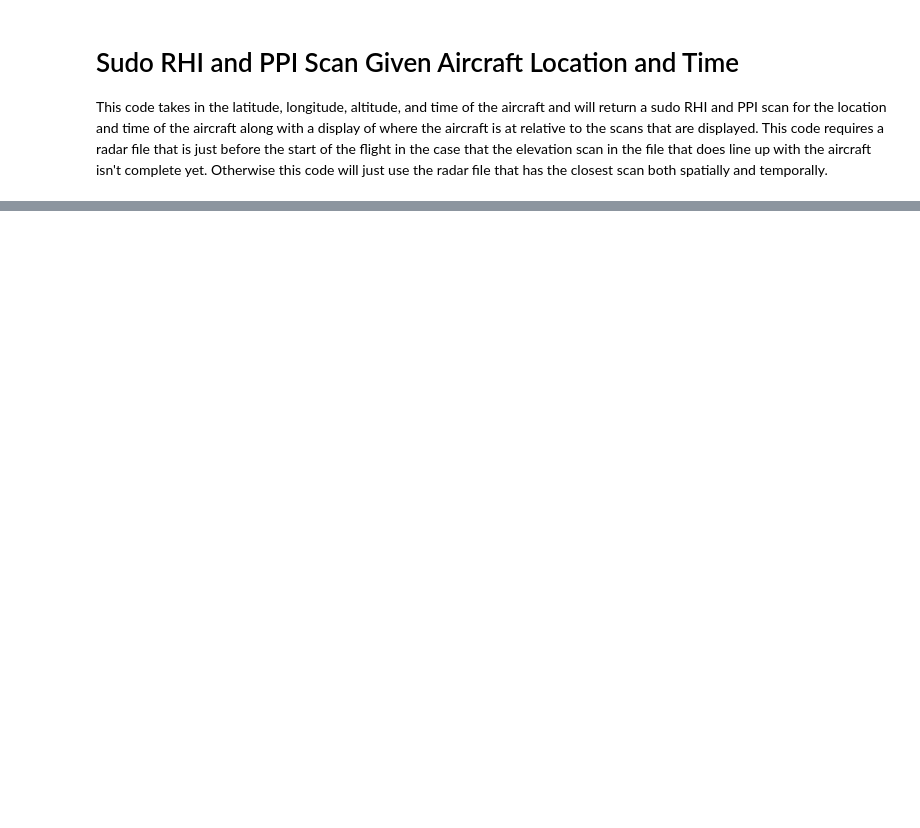
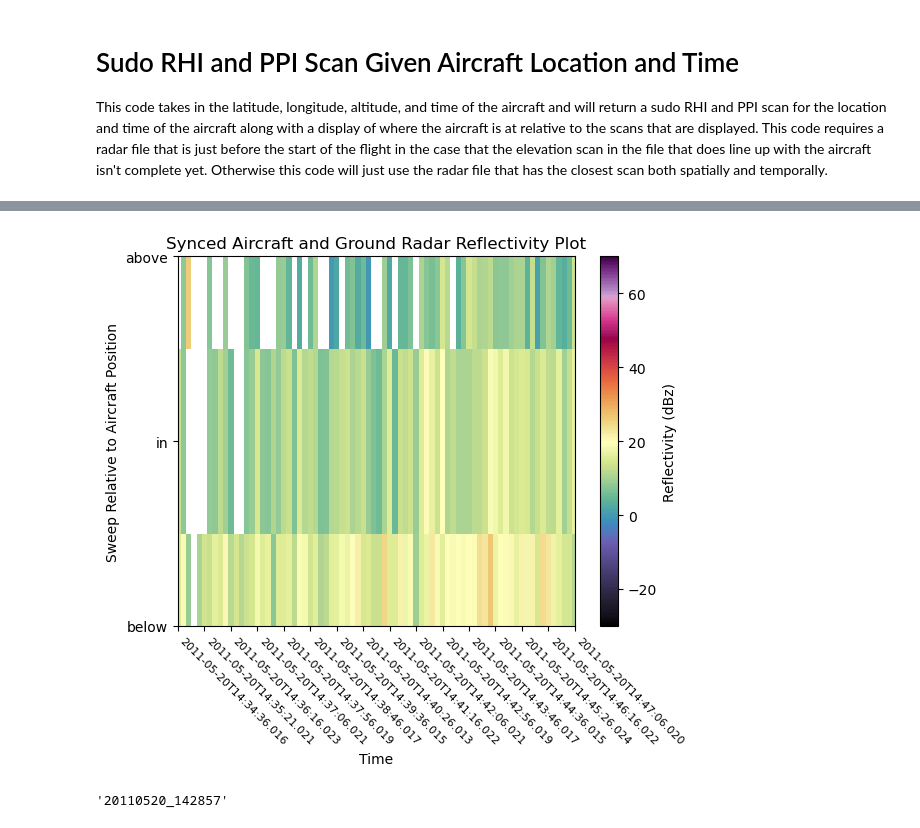
Before and after one commit to brycerrickbeil/2026-SULI-Bryce-Rickbeil, a Jupyter notebook: students/bryce_rickbeil/notebooks/Rad-CAT.ipynb, the cells around one changed output, grey strips where cells are left out. Saved outputs shown, nothing was run; the diff lists cells and outputs as text; code cells hidden in the pictures; blank space fills up the shorter version.

```diff
--- a/students/bryce_rickbeil/notebooks/Rad-CAT.ipynb
+++ b/students/bryce_rickbeil/notebooks/Rad-CAT.ipynb
@@ -163,0 +156,7 @@ Aircraft Altitude: 5969.7m
+# %%
+# Reading in and parsing aircraft track information
+citation_nav = pd.read_csv('flight_data/2011-05-20_CITATION.dat', sep = ',', header = None)
+cit_time = citation_nav.iloc[:, 1]
+cit_lat = citation_nav.iloc[:, 2]
+cit_lon = citation_nav.iloc[:, 3]
+cit_alt = citation_nav.iloc[:, 5]
@@ -163,0 +287,27 @@ Aircraft Altitude: 5969.7m
+# %%
+sweep_options = ['below', 'in', 'above']
+aircraft_reflectivity = xr.DataArray(
+    data=reflec_data_tot,
+    dims=["time", "sweep"],
+    coords={"time": valid_time_tot, "sweep" : sweep_options})
+# %%
+fig, ax = plt.subplots()
+a = aircraft_reflectivity.plot(x = 'time',
+                           ax = ax,
+                           cmap = 'ChaseSpectral',
+                           vmin = -30,
+                           vmax = 70,
+                           cbar_kwargs={"label": "Reflectivity (dBz)"})
+
+ax.set_title('Synced Aircraft and Ground Radar Reflectivity Plot')
+ax.xaxis.set_major_locator(ticker.MultipleLocator(5))
+plt.xlabel('Time')
+plt.ylabel('Sweep Relative to Aircraft Position')
+plt.xticks(rotation = -45, ha = 'left', size = 8)
+plt.show()
+# %% [output]
+[figure, added]
+# %%
+radar_files[1].name[4:19]
+# %% [output]
+'20110520_142857'
```
Also changed, not shown: parts of 11 cells of this notebook.
